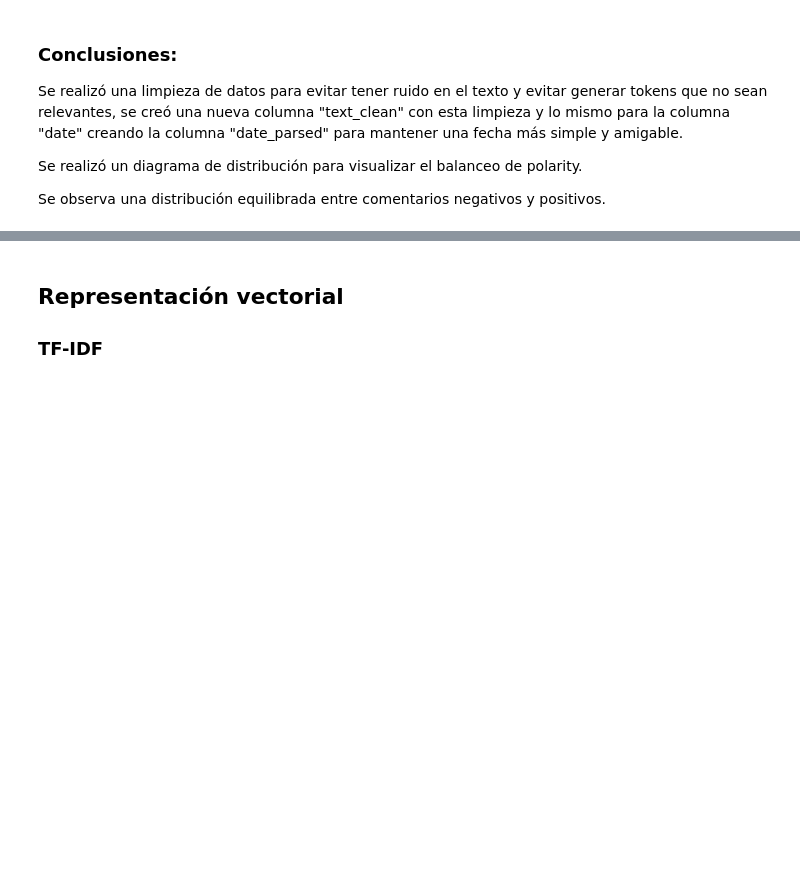
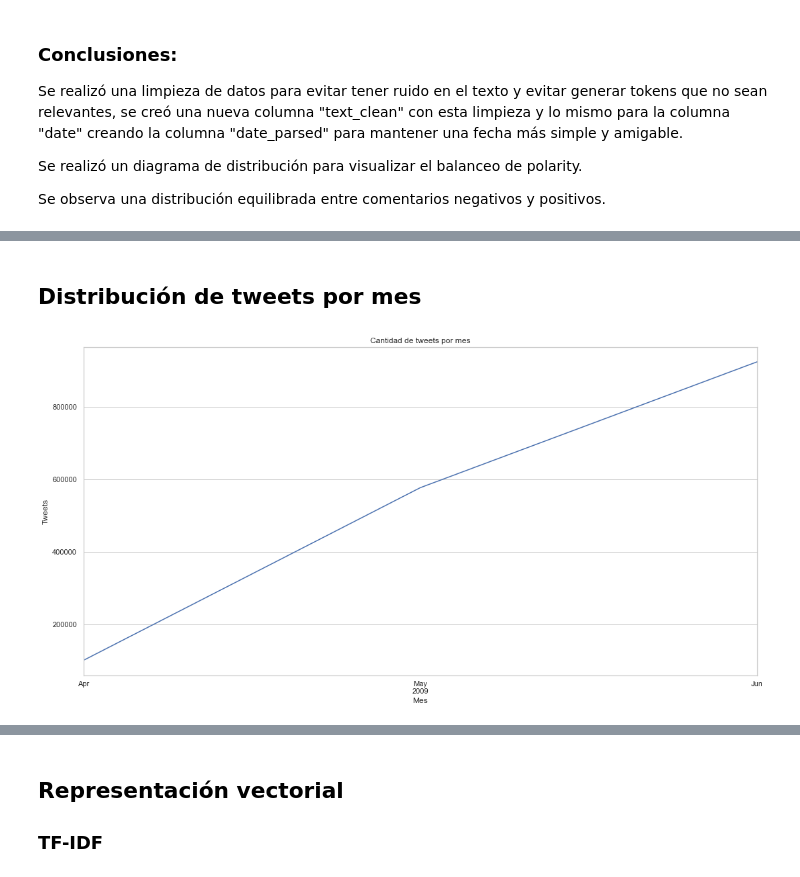
Before and after one commit to nelson-juarez/trabajo-practico-3-NLP-dipl-IA, a Jupyter notebook: Entrega_Trabajo_Practico_3.ipynb, the cells around one changed output, grey strips where cells are left out. Drawn from its saved outputs; the diff is of its cells as text; code cells hidden in the pictures; blank space fills up the shorter version.

```diff
--- a/Entrega_Trabajo_Practico_3.ipynb
+++ b/Entrega_Trabajo_Practico_3.ipynb
@@ -139,0 +184,21 @@ None
+# %% [markdown]
+## Distribución de tweets por mes
+# %%
+df_eda['date_only'] = pd.to_datetime(df_eda['date_parsed'], errors='coerce')
+
+tweets_por_mes = (
+    df_eda
+    .dropna(subset=['date_only'])
+    .set_index('date_only')
+    .resample('ME')
+    .size()
+)
+
+plt.figure(figsize=(18,9))
+tweets_por_mes.plot()
+plt.title("Cantidad de tweets por mes")
+plt.xlabel("Mes")
+plt.ylabel("Tweets")
+plt.show()
+# %% [output]
+[figure, added]
```
Also changed, not shown: parts of 29 cells of this notebook.
